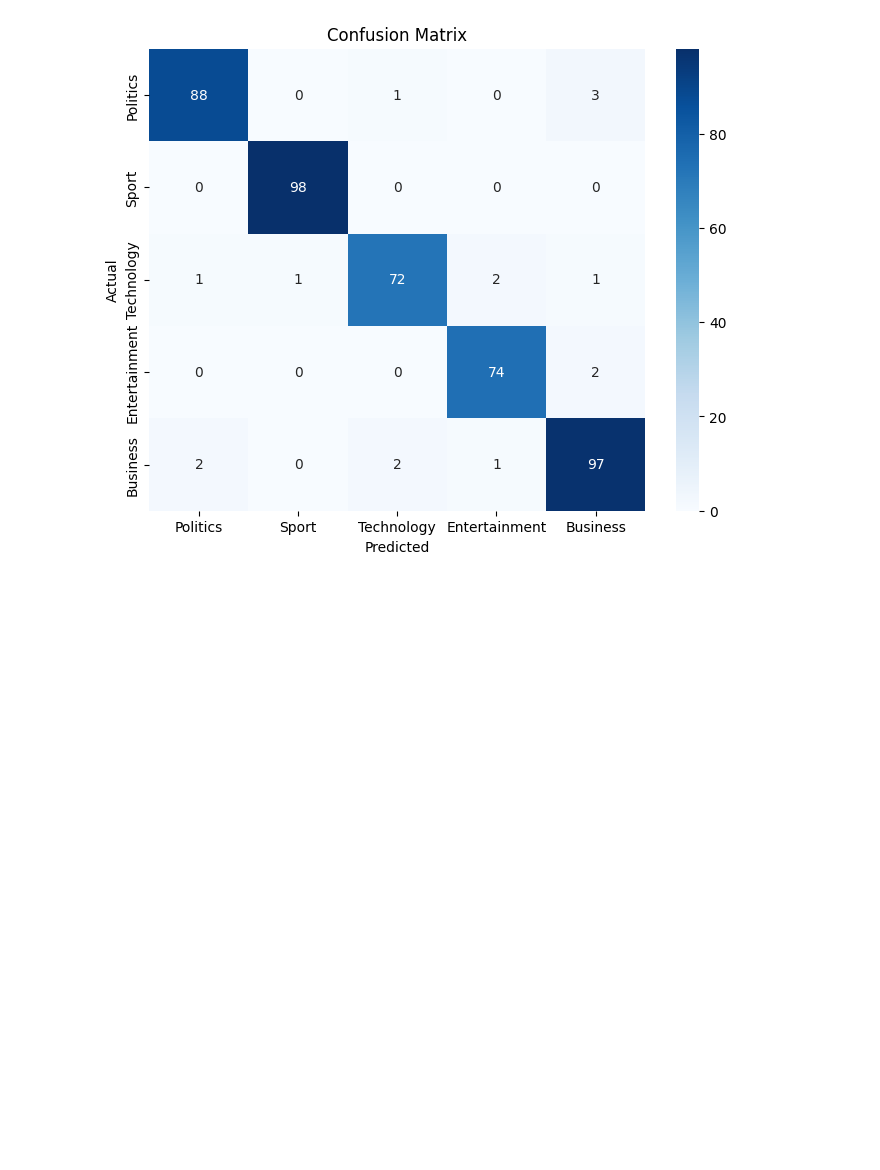
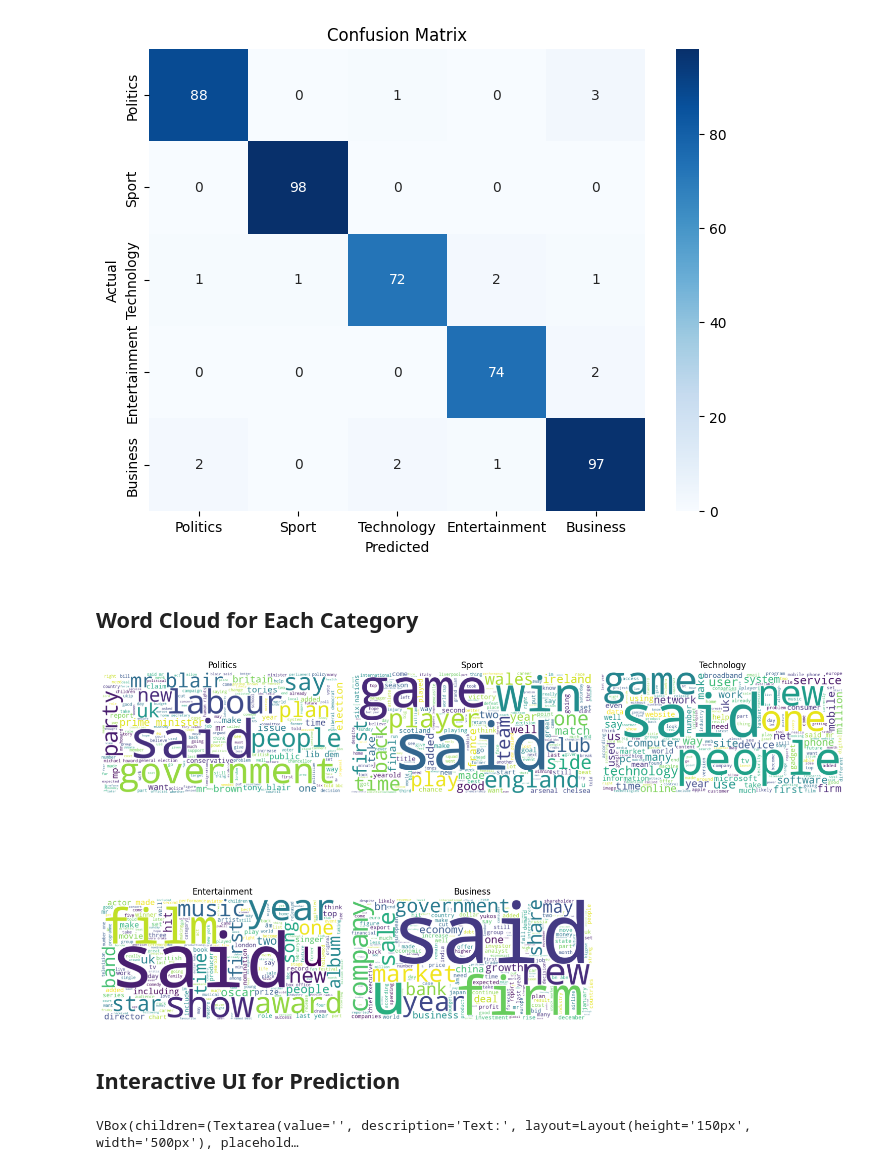
Before and after one commit to Birkity/document-classification, a Jupyter notebook: notebook/document_classification.ipynb, the cells around one changed output. Drawn from its saved outputs; the diff is of its cells as text; code cells hidden in the pictures; blank space fills up the shorter version.

```diff
--- a/notebook/document_classification.ipynb
+++ b/notebook/document_classification.ipynb
@@ -153,3 +153,66 @@ plt.title('Confusion Matrix')
 plt.show()
 # %% [output]
 [figure]
+# %% [markdown]
+## Word Cloud for Each Category
+# %%
+from wordcloud import WordCloud
+
+# Generate word clouds for each category
+plt.figure(figsize=(15, 10))
+for label, category in label_to_category_eval.items():
+    text = ' '.join(df[df['Label'] == label]['cleaned_text'])
+    wordcloud = WordCloud(width=800, height=400, background_color='white').generate(text)
+    plt.subplot(2, 3, label + 1)
+    plt.imshow(wordcloud, interpolation='bilinear')
+    plt.title(category)
+    plt.axis('off')
+plt.tight_layout()
+plt.show()
+# %% [output]
+[figure, added]
+# %% [markdown]
+## Interactive UI for Prediction
+# %%
+import ipywidgets as widgets
+from IPython.display import display, clear_output
+
+# Function to predict category with confidence threshold
+def predict_category(text, confidence_threshold=0.5):
+    cleaned_text = preprocess_text(text)
+    vectorized_text = vectorizer.transform([cleaned_text])
+    probabilities = model.predict_proba(vectorized_text)[0]
+    max_probability = np.max(probabilities)
+
+    if max_probability < confidence_threshold:
+        return 'Other'
+    else:
+        predicted_label = model.predict(vectorized_text)[0]
+        return label_to_category.get(predicted_label, 'Other')
+
+# Create UI components
+input_text = widgets.Textarea(
+    placeholder='Enter your document text here...',
+    description='Text:',
+    layout=widgets.Layout(width='500px', height='150px'))
+predict_button = widgets.Button(description="Predict")
+output = widgets.Output()
+
+# Function to handle button click
+def on_predict_button_clicked(b):
+    with output:
+        clear_output()
+        text = input_text.value.strip()
+        if text:
+            category = predict_category(text)
+            print(f"Predicted Category: {category}")
+        else:
+            print("Please enter some text.")
+
+# Attach function to button
+predict_button.on_click(on_predict_button_clicked)
+
+# Display UI
+display(widgets.VBox([input_text, predict_button, output]))
+# %% [output]
+VBox(children=(Textarea(value='', description='Text:', layout=Layout(height='150px', width='500px'), placehold…
```
Also changed, not shown: parts of 1 cell of this notebook, 1 other file.
